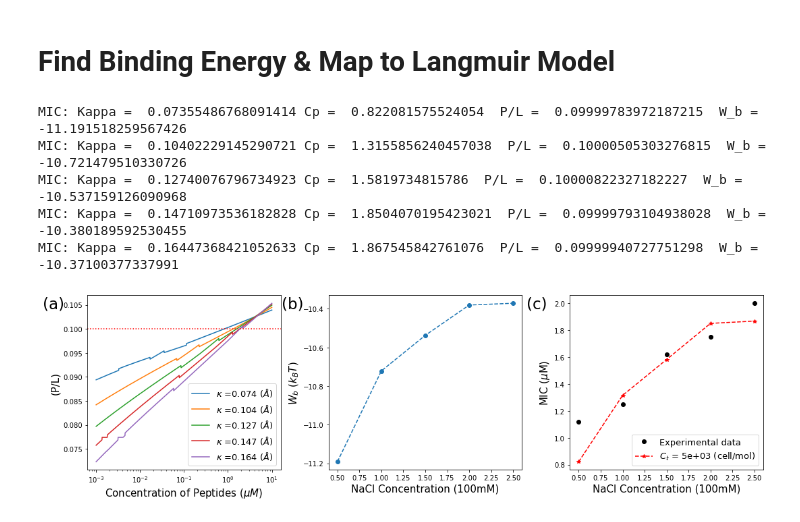
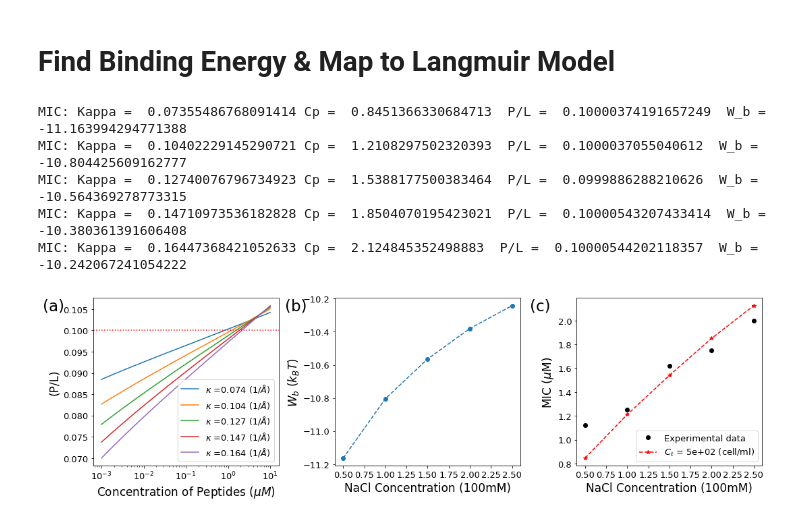
Before and after one commit to Suemin-Lee/MIC_Salt_dependent, a Jupyter notebook: Electrostatic_Energy_Minimization.ipynb, the cells around one changed output. Cells and saved outputs as stored; diff of their text form; code cells hidden in the pictures.

Commit message:
edit label

```diff
--- a/Electrostatic_Energy_Minimization.ipynb
+++ b/Electrostatic_Energy_Minimization.ipynb
@@ -78,7 +76,7 @@ def competeE(x1):
     delF = electrostatic_E(x1)
     delF = delF*x1
     Ent_free = (1/(V*Ct*A ))*((V*(Cp-Ct*A *(x1)-Ct))* np.log((Cp-Ct*A *(x1)-Ct)*vp)
-                - V*(Cp-Ct*A *(x1)-Ct) - (V*Cp*np.log(Cp*vp)-V*Cp))
+                - V*(Cp-Ct*A *(x1)-Ct) - (V*Cp*np.log(Cp*vp)-V*Cp)) #+x1*np.log(x1/SM)
     return  delF + Ent_free    # Total Free energy per area
 
 # Simplified electrostatic binding Energy
@@ -93,7 +91,7 @@ def electrostatic_E(x1):
     sig_0 = -(f_A/a0)
     phi_00 = 2* np.arcsinh((2*np.pi*lb*sig_0)/kappa)
     f_plate_0 = (sig_0 *phi_00 ) - ((kappa/(np.pi*lb))*(np.cosh(phi_00/2)-1))
-    f_el_S_0 = f_plate_0
+    f_el_S_0 = f_plate_0*A1
 
     lambda2 = 0.126 # lambda2 = e^2/(4*eps*r0*kT)
     r0 = 15   #radius of the peptide ([A] Angstrom)
@@ -105,7 +103,8 @@ def electrostatic_E(x1):
 
 def free_energy(Cp, Ct, X0):
     bnds = [(0, 0.01)]
-    solution = minimize(competeE,X0, method = 'SLSQP',bounds =bnds)
+    tolerance= 1e-12
+    solution = minimize(competeE,X0, tol=tolerance, method = 'SLSQP',bounds =bnds)
     x = solution.x
     x1= x[0]
     return x1
@@ -157,20 +156,23 @@ for kappa in kappa_range:
     MIC_save['P/L'].append(P_LI[idx])
     MIC_save['W_b'].append(W_b)
 
-    plt.plot(Cp_range,P_LI,label=r'$\kappa$ =%1.3f $({\AA})$'%kappa)
+    plt.plot(Cp_range,P_LI,label=r'$\kappa$ =%1.3f $(1/{\AA})$'%kappa)
 plt.xscale('log')
 plt.axhline(y=PL_B, color='r', linestyle=':')
-plt.ylabel('(P/L)', fontsize = 15)
-plt.xlabel('Concentration of Peptides ($\mu M$)', fontsize = 15)
+plt.ylabel('(P/L)', fontsize = 17)
+plt.xlabel('Concentration of Peptides ($\mu M$)', fontsize = 17)
 plt.legend( fontsize = 13)
-plt.text(-0.23,.925,"(a)",fontsize=23, transform=ax1.transAxes)
+plt.xticks(fontsize= 13)
+plt.yticks(fontsize= 13)
+plt.text(-0.27,.925,"(a)",fontsize=23, transform=ax1.transAxes)
 
 ax2 = plt.subplot(1,3,2)
 plt.plot(NaCl_initial,BE_wB,'--o')
-plt.xlabel('NaCl Concentration (100mM)' , fontsize = 15)
-plt.ylabel('$W_b$ $(k_B T)$', fontsize = 15)
-plt.text(-0.245,.925,"(b)",fontsize=23, transform=ax2.transAxes)
-
+plt.xlabel('NaCl Concentration (100mM)' , fontsize = 17)
+plt.ylabel('$W_b$ $(k_B T)$',fontsize = 17)
+plt.text(-0.27,.925,"(b)",fontsize=23, transform=ax2.transAxes)
+plt.xticks(fontsize=13)
+plt.yticks(fontsize=13)
 
 # Langmuir model mapping
 A_p = 400           #Amstrong square
@@ -182,41 +184,43 @@ a_H = 74             #Angstrom square
 A_t = 12*10**8 #Ah and Ab
 At = 12*10**8 #Ah and Ab
 
 # Priminary Constant values
 avo_con = 6.023*10**23 #Avogadro constant ==> 6.022 × 10^23 mol^(-1)
 mu_M_unit = 10**-6*avo_con *10**-27
 unit =10**-24 #(unit conversion)
 
 def MIC_non_competitive_membrane(CB, w_B, PL_B):
 
     MIC_0 = 1/v_p* A_B/a_B * PL_B /(1-  A_B/a_B * PL_B)*(np.exp(w_B))
     eq1   = (PL_B*At/a_B ) *CB*unit +  MIC_0
     Cp    = eq1/mu_M_unit
 
     return Cp
 
 # Combine Sattar's Data with different salt concentrations:
 ax3 = plt.subplot(1,3,3)
 
 plt.plot(NaCl,MIC_NaCl,'o',label='Experimental data',color='k')
 
-CB_range = [5*10**(i) for i in range(3,5,2)]
+CB_range = [5*10**(i) for i in range(2,3,2)]
 for CB in CB_range:
     MIC_values=[]
     for i, w_B in enumerate(MIC_save['W_b']):
         MIC_values.append(MIC_non_competitive_membrane(CB,w_B,PL_B))
-    plt.plot(NaCl_initial, MIC_values,'--',label=r'$C_t$ = %1.0e (cell/mol)'%(CB), marker='*',color='red')
-    plt.xlabel('NaCl Concentration (100mM)' , fontsize = 15)
-    plt.ylabel('MIC ($\mu$M)', fontsize = 15)
+    plt.plot(NaCl_initial, MIC_values,'--',label=r'$C_t$ = %1.0e (cell/ml)'%(CB), marker='*',color='red')
+    plt.xlabel('NaCl Concentration (100mM)' , fontsize = 17)
+    plt.ylabel('MIC ($\mu$M)', fontsize = 17)
+    plt.xticks(fontsize=13)
+    plt.yticks(fontsize=13)
 plt.legend( fontsize = 13,loc='lower right')
-plt.text(-0.225,.925,"(c)",fontsize=23, transform=ax3.transAxes)
+plt.text(-0.25,.925,"(c)",fontsize=23, transform=ax3.transAxes)
 
 plt.tight_layout()
 plt.savefig('plots/'+('Outer_layer_PL_01_minimization')+'.pdf',bbox_inches='tight')
 # %% [output]
-MIC: Kappa =  0.07355486768091414 Cp =  0.822081575524054  P/L =  0.09999783972187215  W_b =  -11.191518259567426
-MIC: Kappa =  0.10402229145290721 Cp =  1.3155856240457038  P/L =  0.10000505303276815  W_b =  -10.721479510330726
-MIC: Kappa =  0.12740076796734923 Cp =  1.5819734815786  P/L =  0.10000822327182227  W_b =  -10.537159126090968
-MIC: Kappa =  0.14710973536182828 Cp =  1.8504070195423021  P/L =  0.09999793104938028  W_b =  -10.380189592530455
-MIC: Kappa =  0.16447368421052633 Cp =  1.867545842761076  P/L =  0.09999940727751298  W_b =  -10.37100377337991
+MIC: Kappa =  0.07355486768091414 Cp =  0.8451366330684713  P/L =  0.10000374191657249  W_b =  -11.163994294771388
+MIC: Kappa =  0.10402229145290721 Cp =  1.2108297502320393  P/L =  0.1000037055040612  W_b =  -10.804425609162777
+MIC: Kappa =  0.12740076796734923 Cp =  1.5388177500383464  P/L =  0.0999886288210626  W_b =  -10.564369278773315
+MIC: Kappa =  0.14710973536182828 Cp =  1.8504070195423021  P/L =  0.10000543207433414  W_b =  -10.380361391606408
+MIC: Kappa =  0.16447368421052633 Cp =  2.124845352498883  P/L =  0.10000544202118357  W_b =  -10.242067241054222
-[figure, old version]
+[figure, new version]
```
Also changed, not shown: parts of 1 cell of this notebook, 2 other files.
